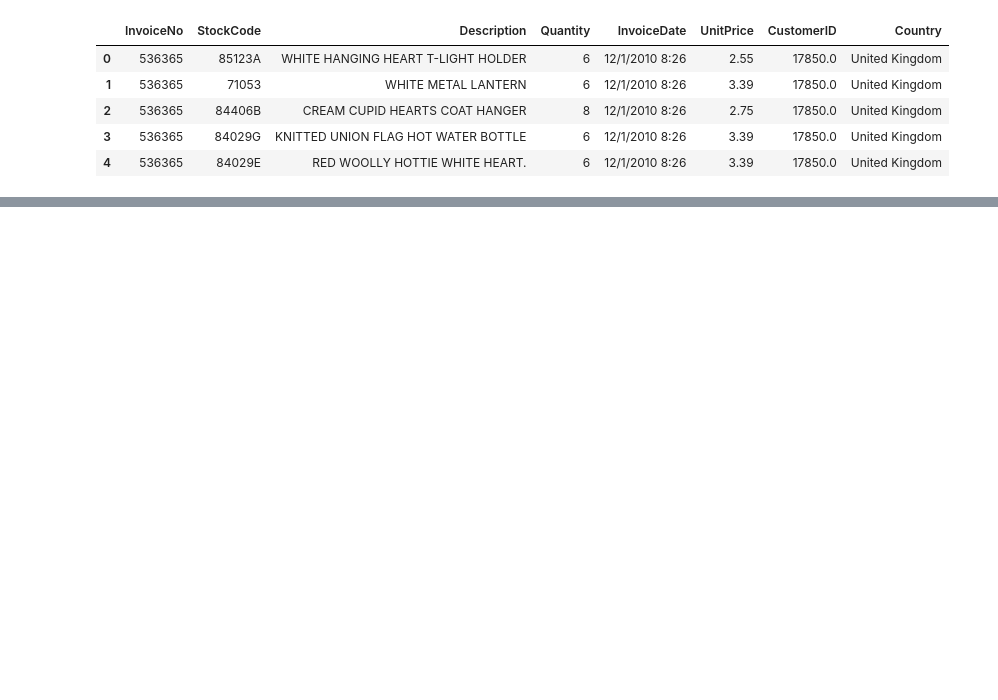
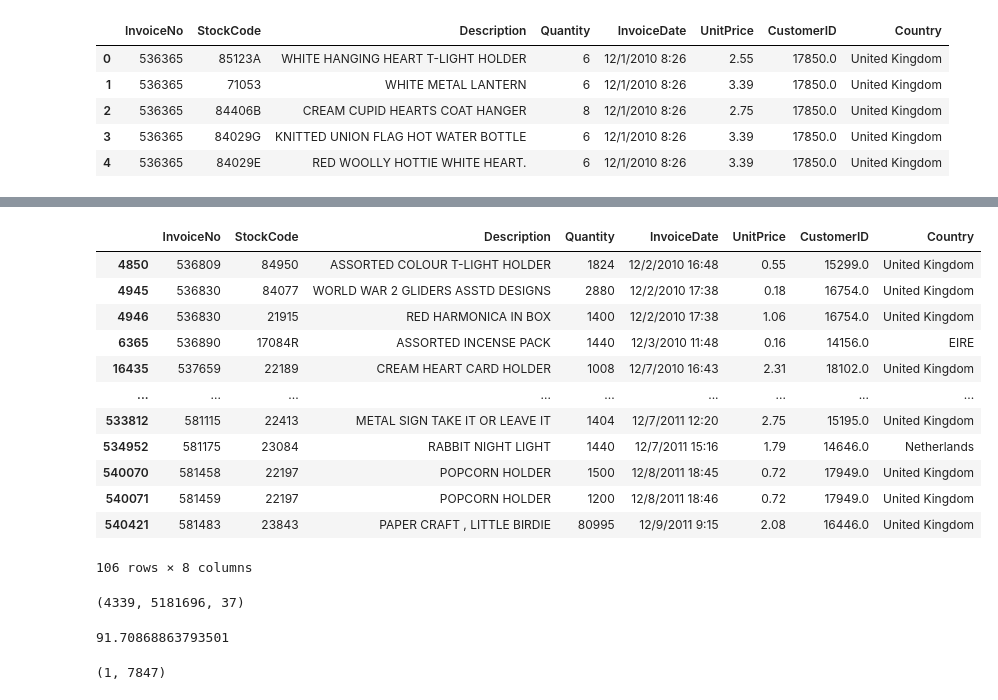
Before and after one commit to seonydg/ml-development-of-e-commerce-purchase-indicators, a Jupyter notebook: development-of-e-commerce-purchase-indicators.ipynb, the cells around one changed output, grey strips where cells are left out. Cells and saved outputs as stored; diff of their text form; code cells hidden in the pictures; blank space fills up the shorter version.

```diff
--- a/development-of-e-commerce-purchase-indicators.ipynb
+++ b/development-of-e-commerce-purchase-indicators.ipynb
@@ -22,0 +159,2 @@ df.head()
+# %%
+df = df[df['Quantity'] > 0]
@@ -22,0 +173,31 @@ df.head()
+# %%
+df[df['Quantity'] > 1000]
+# %% [output]
+|  | InvoiceNo | StockCode | Description | Quantity | InvoiceDate | UnitPrice | CustomerID | Country |
+| 4850 | 536809 | 84950 | ASSORTED COLOUR T-LIGHT HOLDER | 1824 | 12/2/2010 16:48 | 0.55 | 15299.0 | United Kingdom |
+| 4945 | 536830 | 84077 | WORLD WAR 2 GLIDERS ASSTD DESIGNS | 2880 | 12/2/2010 17:38 | 0.18 | 16754.0 | United Kingdom |
+| 4946 | 536830 | 21915 | RED HARMONICA IN BOX | 1400 | 12/2/2010 17:38 | 1.06 | 16754.0 | United Kingdom |
+| 6365 | 536890 | 17084R | ASSORTED INCENSE PACK | 1440 | 12/3/2010 11:48 | 0.16 | 14156.0 | EIRE |
+| 16435 | 537659 | 22189 | CREAM HEART CARD HOLDER | 1008 | 12/7/2010 16:43 | 2.31 | 18102.0 | United Kingdom |
+| ... | ... | ... | ... | ... | ... | ... | ... | ... |
+| 533812 | 581115 | 22413 | METAL SIGN TAKE IT OR LEAVE IT | 1404 | 12/7/2011 12:20 | 2.75 | 15195.0 | United Kingdom |
+| 534952 | 581175 | 23084 | RABBIT NIGHT LIGHT | 1440 | 12/7/2011 15:16 | 1.79 | 14646.0 | Netherlands |
+| 540070 | 581458 | 22197 | POPCORN HOLDER | 1500 | 12/8/2011 18:45 | 0.72 | 17949.0 | United Kingdom |
+| 540071 | 581459 | 22197 | POPCORN HOLDER | 1200 | 12/8/2011 18:46 | 0.72 | 17949.0 | United Kingdom |
+| 540421 | 581483 | 23843 | PAPER CRAFT , LITTLE BIRDIE | 80995 | 12/9/2011 9:15 | 2.08 | 16446.0 | United Kingdom |
+106 rows × 8 columns
+# %%
+# 이용 고객수(4,338명), 이용품목건수(510만건), 이용 나라(37개국)
+df['CustomerID'].nunique(), df['Quantity'].sum(), df['Country'].nunique()
+# %% [output]
+(4339, 5181696, 37)
+# %%
+# 인당 평균 구매 건수는 약 92건
+df.groupby('CustomerID')['Country'].count().mean()
+# %% [output]
+91.70868863793501
+# %%
+# 인당 구매 건수는 최소 1에서 최대 7847건
+df.groupby('CustomerID')['Country'].count().min(), df.groupby('CustomerID')['Country'].count().max()
+# %% [output]
+(1, 7847)
```
Also changed, not shown: parts of 18 cells of this notebook.
